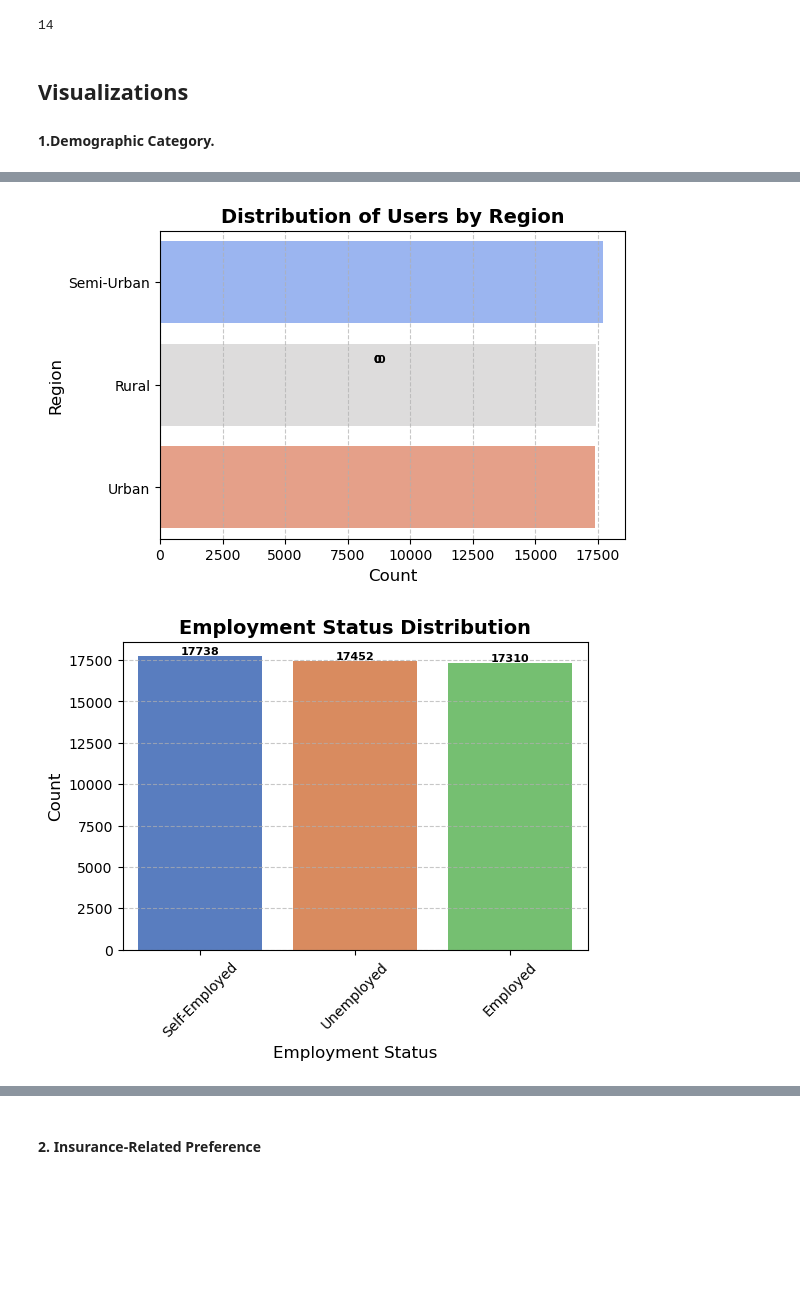
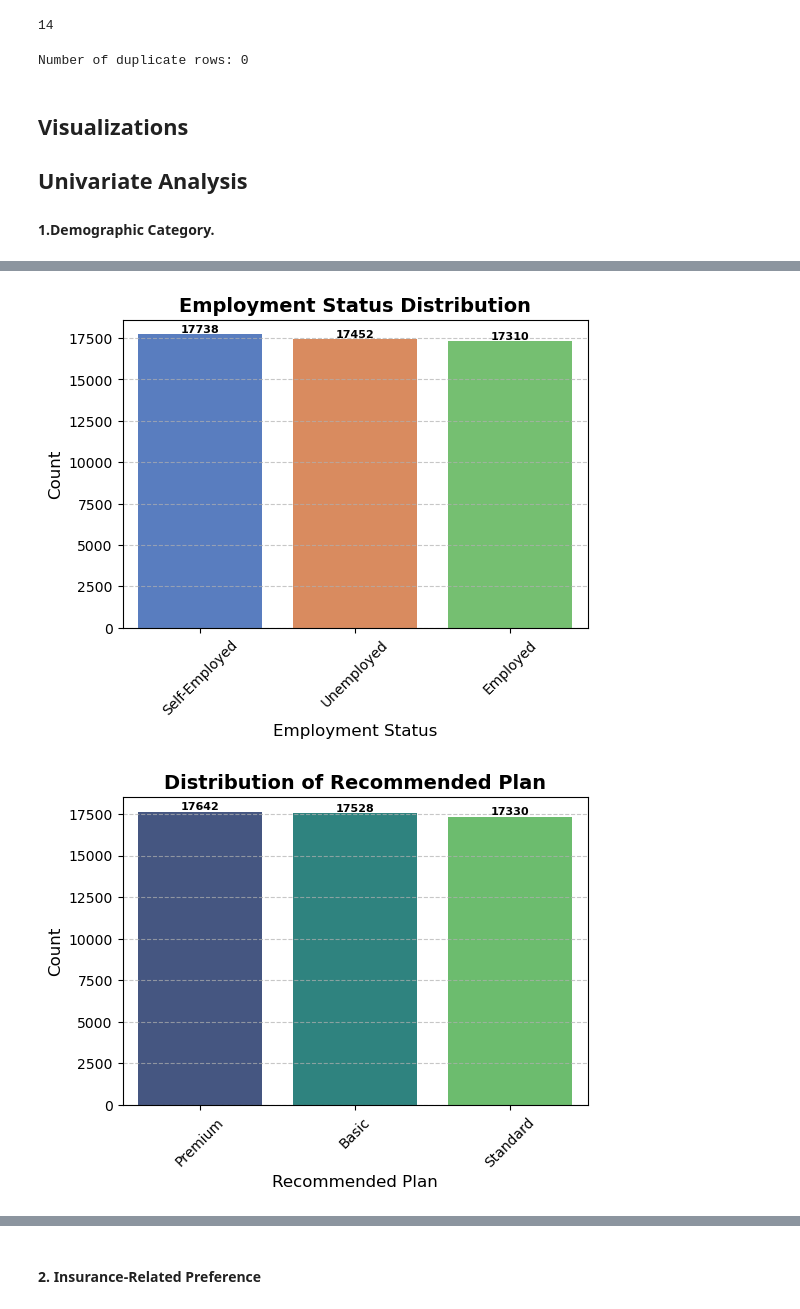
Before and after one commit to ruth-kitasi/Health-Insurance-Recommender-System, a Jupyter notebook: Notebooks/Joseline.ipynb, the cells around one changed output, grey strips where cells are left out. Cells and saved outputs as stored; diff of their text form; code cells hidden in the pictures; blank space fills up the shorter version.

```diff
--- a/Notebooks/Joseline.ipynb
+++ b/Notebooks/Joseline.ipynb
@@ -304,9 +305,17 @@ numerical_cols
 len(numerical_cols)
 # %% [output]
 14
+# %%
+#checking for duplicates
+duplicates_rows = df2[df2.duplicated()]
+
+#print thhe number of duplicated rows
+print(f"Number of duplicate rows: {duplicates_rows.shape[0]}")
+# %% [output]
+Number of duplicate rows: 0
 # %% [markdown]
 ## Visualizations
-
+## Univariate Analysis
 #### 1.Demographic Category.
 # %%
 import matplotlib.pyplot as plt
@@ -319,7 +328,7 @@ def add_value_labels(ax):
                     (p.get_x() + p.get_width() / 2, p.get_height()),
                     ha='center', va='bottom', fontsize=8, fontweight='bold', color='black')
 
-# 1️⃣ Gender Distribution
+# 1 Gender Distribution
 plt.figure(figsize=(6, 4))
 ax = sns.countplot(x='gender', data=df2, palette='pastel')
 add_value_labels(ax)
@@ -329,17 +338,8 @@ plt.ylabel('Count', fontsize=12)
 plt.grid(axis='y', linestyle='--', alpha=0.7)
 plt.show()
 
-# 2️⃣ Age Group Distribution
-plt.figure(figsize=(6, 4))
-ax = sns.countplot(x='age_group', data=df2, palette='Set2', order=df2['age_group'].value_counts().index)
-add_value_labels(ax)
-plt.title('Age Group Distribution', fontsize=14, weight='bold')
-plt.xlabel('Age Group', fontsize=12)
-plt.ylabel('Count', fontsize=12)
-plt.grid(axis='y', linestyle='--', alpha=0.7)
-plt.show()
 
-# 3️⃣ Region Distribution
+# 2Region Distribution
 plt.figure(figsize=(6, 4))
 ax = sns.countplot(y='region', data=df2, palette='coolwarm', order=df2['region'].value_counts().index)
 add_value_labels(ax)
@@ -349,7 +349,7 @@ plt.ylabel('Region', fontsize=12)
 plt.grid(axis='x', linestyle='--', alpha=0.7)
 plt.show()
 
-# 4️⃣ Employment Status Distribution
+# 3 Employment Status Distribution
 plt.figure(figsize=(6, 4))
 ax = sns.countplot(x='employment_status', data=df2, palette='muted', order=df2['employment_status'].value_counts().index)
 add_value_labels(ax)
@@ -360,11 +360,15 @@ plt.xticks(rotation=45)
 plt.grid(axis='y', linestyle='--', alpha=0.7)
 plt.show()
 
-# 5️⃣ Marital Status Distribution (Pie Chart with Percentages)
-plt.figure(figsize=(6,6))
-df2['marital_status'].value_counts().plot.pie(autopct='%1.1f%%', colors=sns.color_palette('pastel'))
-plt.title('Marital Status Distribution', fontsize=14, weight='bold')
-plt.ylabel('')
+# 4. Recommended Plan Distribution (Target Variable)
+plt.figure(figsize=(6, 4))
+ax = sns.countplot(x='recommended_plan', data=df2, palette='viridis', order=df2['recommended_plan'].value_counts().index)
+add_value_labels(ax)
+plt.title('Distribution of Recommended Plan', fontsize=14, weight='bold')
+plt.xlabel('Recommended Plan', fontsize=12)
+plt.ylabel('Count', fontsize=12)
+plt.xticks(rotation=45)
+plt.grid(axis='y', linestyle='--', alpha=0.7)
 plt.show()
 # %% [output]
 [figure]
@@ -372,2 +376,2 @@ plt.show()
-[figure, old version]
+[figure, new version]
-[figure, old version]
+[figure, new version]
```
Also changed, not shown: parts of 43 cells of this notebook.
